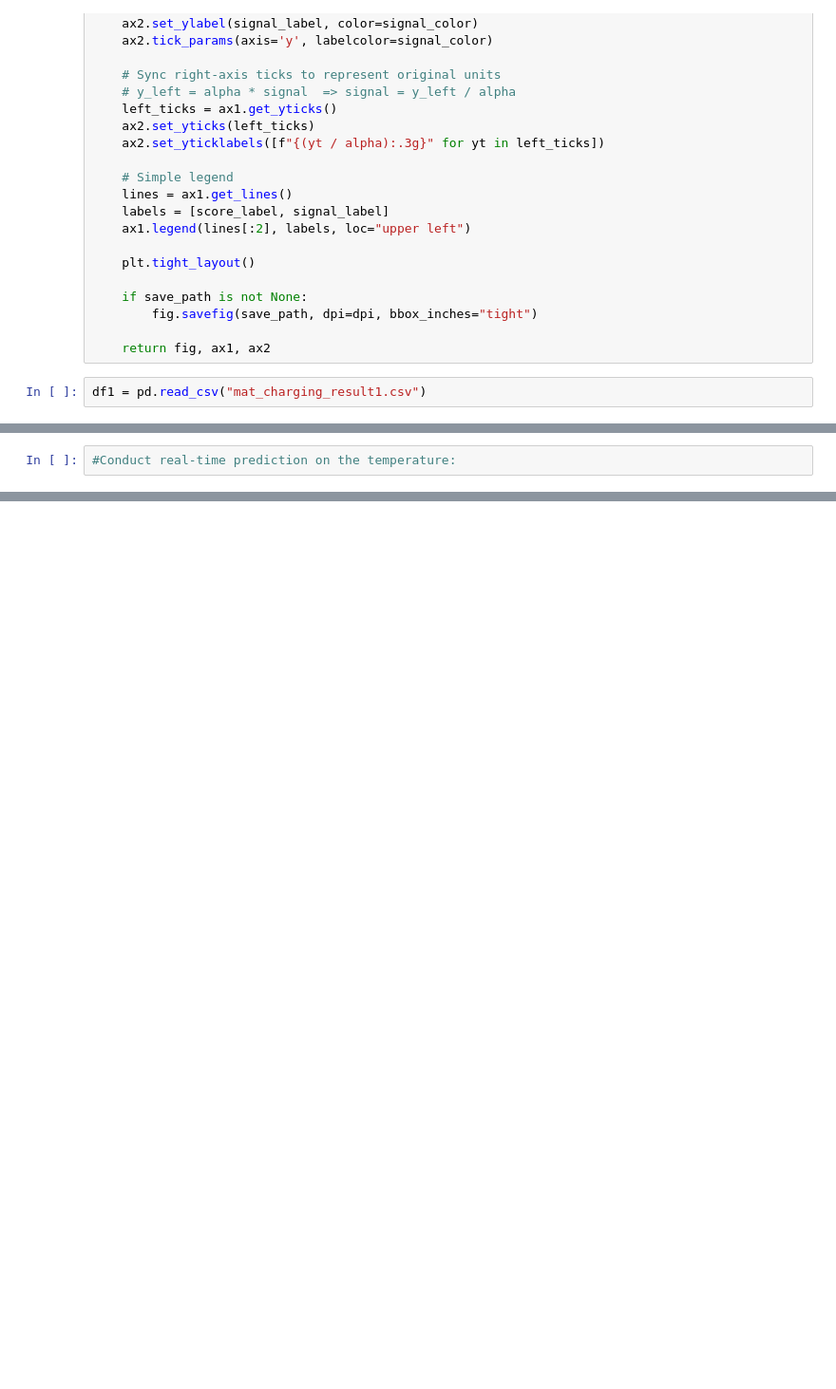
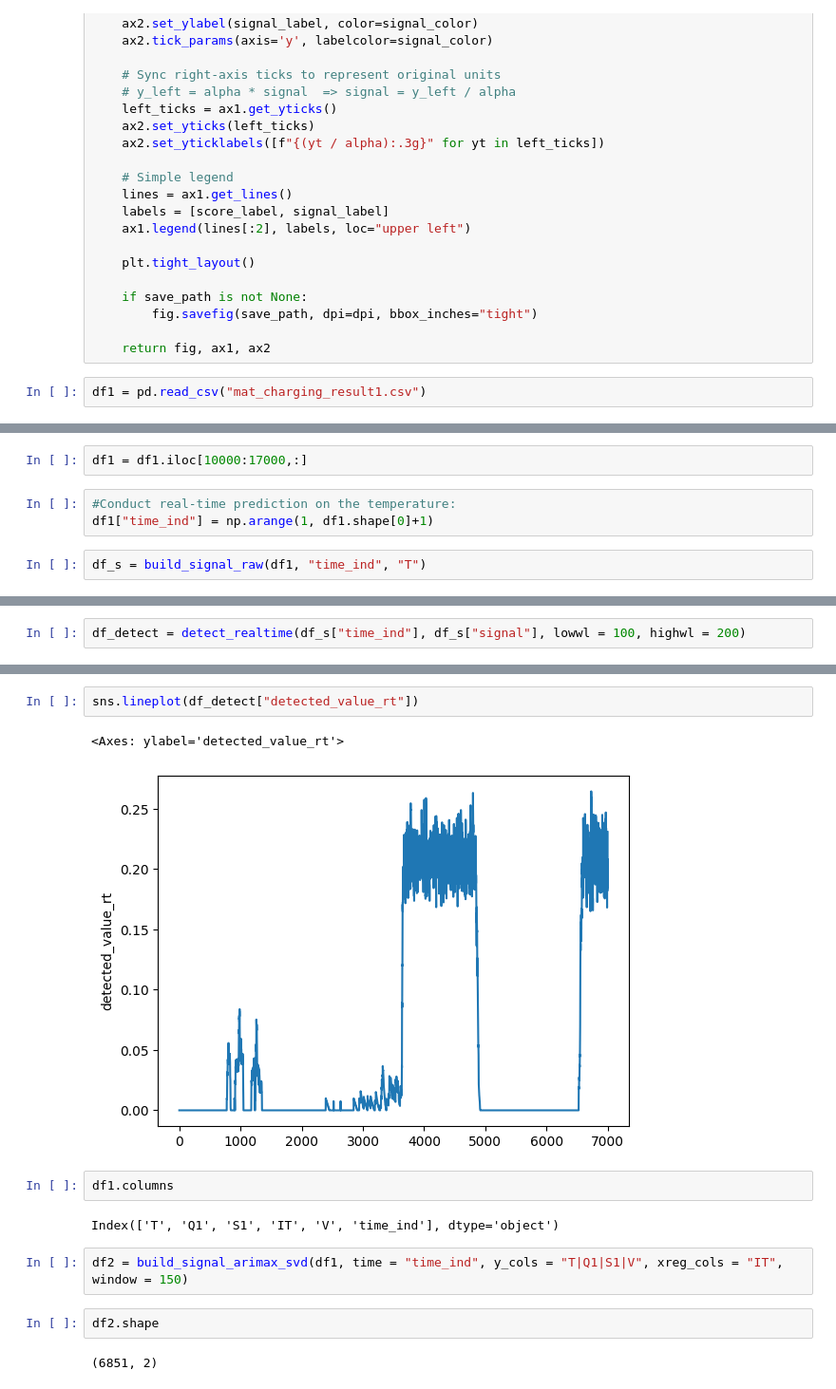
Before and after one commit to rhqrhq/Adversarial_Examples_Papers, a Jupyter notebook: pTRpred.ipynb, the cells around one changed output, grey strips where cells are left out. Shown: that part at 95% size. Saved outputs shown, nothing was run; the diff lists cells and outputs as text; blank space fills up the shorter version.

```diff
--- a/pTRpred.ipynb
+++ b/pTRpred.ipynb
@@ -1262,2 +1265,7 @@ sns.lineplot(df1["T"])
+# %%
+df1 = df1.iloc[10000:17000,:]
 # %%
 #Conduct real-time prediction on the temperature:
+df1["time_ind"] = np.arange(1, df1.shape[0]+1)
+# %%
+df_s = build_signal_raw(df1, "time_ind", "T")
@@ -1263,0 +1276,2 @@ sns.lineplot(df1["T"])
+# %%
+df_detect = detect_realtime(df_s["time_ind"], df_s["signal"], lowwl = 100, highwl = 200)
@@ -1263,0 +1296,15 @@ sns.lineplot(df1["T"])
+# %%
+sns.lineplot(df_detect["detected_value_rt"])
+# %% [output]
+<Axes: ylabel='detected_value_rt'>
+[figure, added]
+# %%
+df1.columns
+# %% [output]
+Index(['T', 'Q1', 'S1', 'IT', 'V', 'time_ind'], dtype='object')
+# %%
+df2 = build_signal_arimax_svd(df1, time = "time_ind", y_cols = "T|Q1|S1|V", xreg_cols = "IT", window = 150)
+# %%
+df2.shape
+# %% [output]
+(6851, 2)
```
Also changed, not shown: parts of 9 cells of this notebook.
